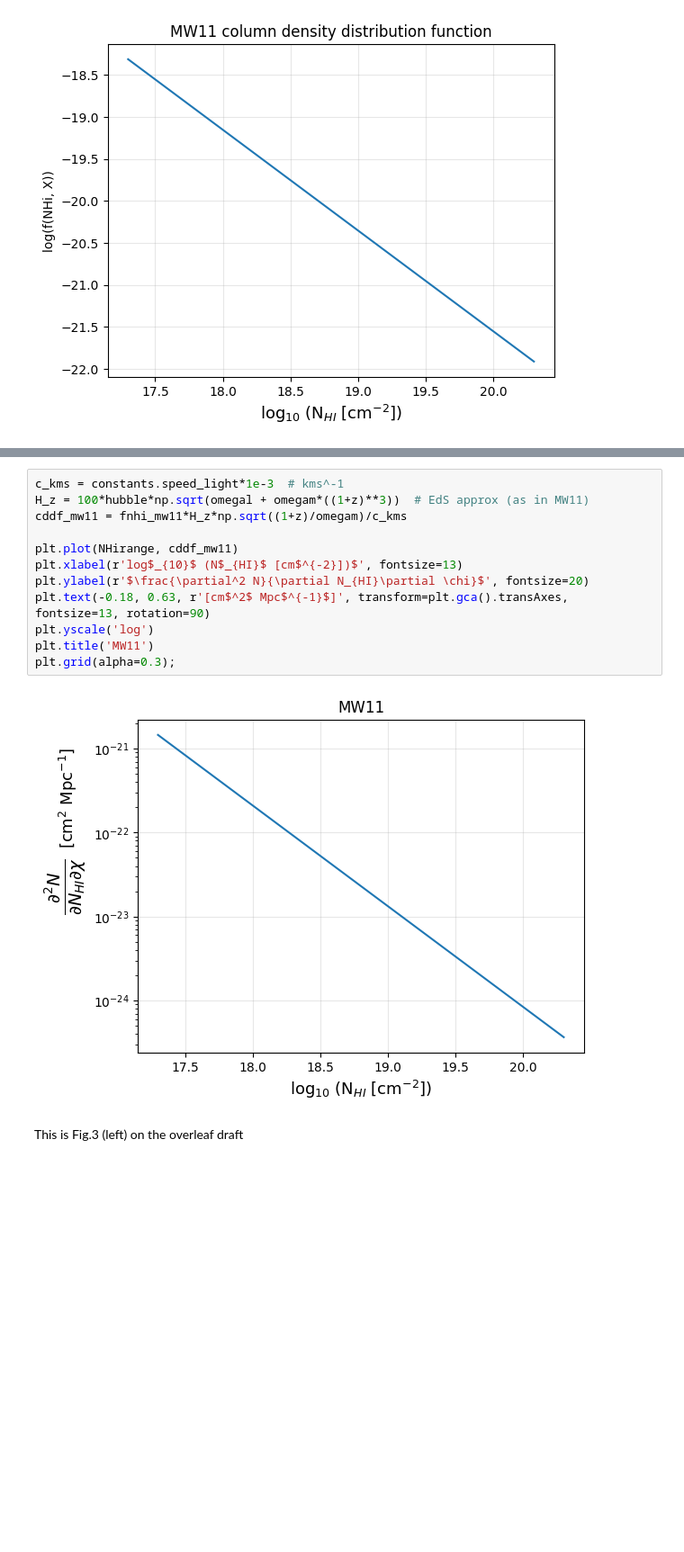
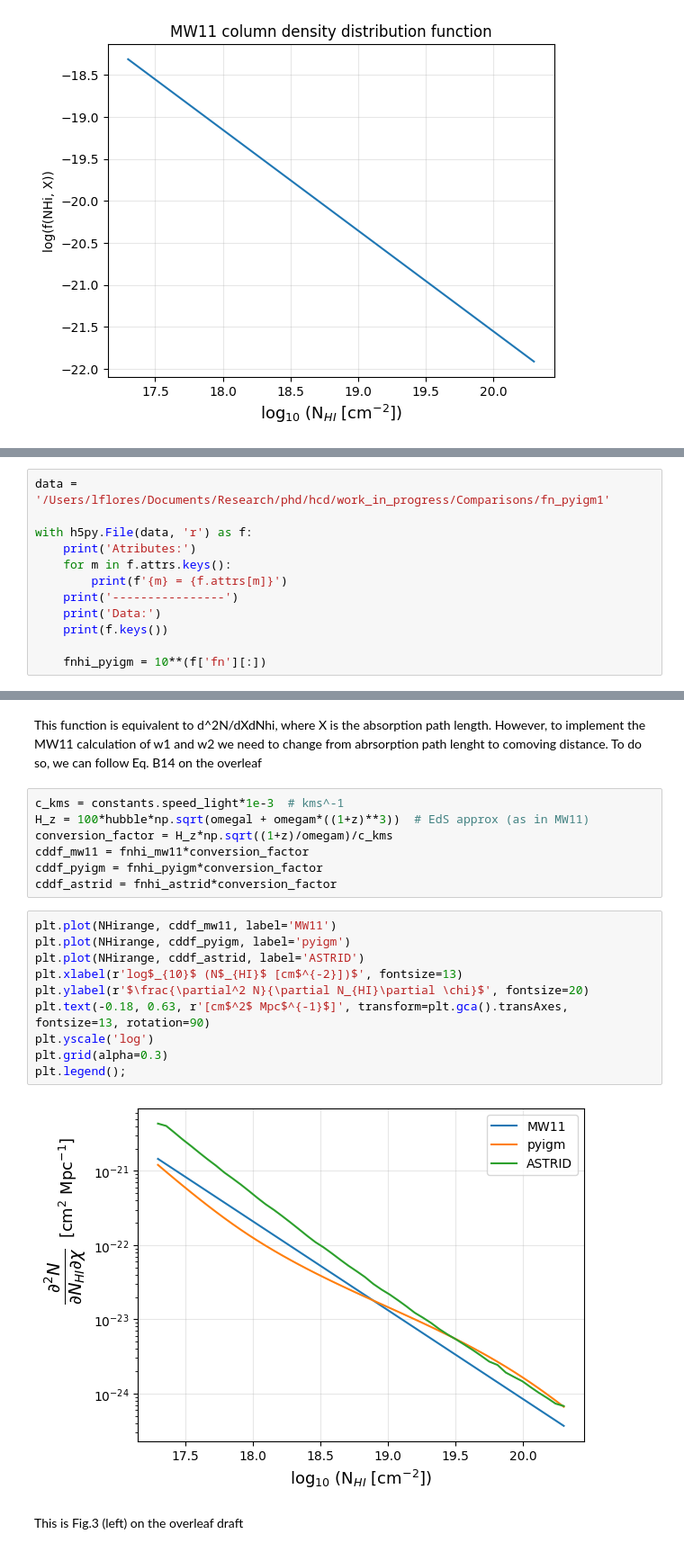
Before and after one commit to andreufont/astrid_hcd, a Jupyter notebook: MW11model/Comparisons/FVoigt=W2.ipynb, the cells around one changed output, grey strips where cells are left out. Shown at 90% size. Cells and saved outputs as stored; diff of their text form; blank space fills up the shorter version.

Commit message:
Reorganized version + more comparisons between sources

```diff
--- a/MW11model/Comparisons/FVoigt=W2.ipynb
+++ b/MW11model/Comparisons/FVoigt=W2.ipynb
@@ -52,0 +53,12 @@ With this f_Nhi we can define the column density distribution function as:
+# %%
+data = '/Users/lflores/Documents/Research/phd/hcd/work_in_progress/Comparisons/fn_pyigm1'
+
+with h5py.File(data, 'r') as f:
+    print('Atributes:')
+    for m in f.attrs.keys():
+        print(f'{m} = {f.attrs[m]}')
+    print('----------------')
+    print('Data:')
+    print(f.keys())
+
+    fnhi_pyigm = 10**(f['fn'][:])
@@ -53,17 +166,24 @@ With this f_Nhi we can define the column density distribution function as:
+# %% [markdown]
+This function is equivalent to d^2N/dXdNhi, where X is the absorption path length. However, to implement the MW11 calculation of w1 and w2 we need to change from abrsorption path lenght to comoving distance. To do so, we can follow Eq. B14 on the overleaf
+# %%
+c_kms = constants.speed_light*1e-3  # kms^-1
+H_z = 100*hubble*np.sqrt(omegal + omegam*((1+z)**3))  # EdS approx (as in MW11)
+conversion_factor = H_z*np.sqrt((1+z)/omegam)/c_kms
+cddf_mw11 = fnhi_mw11*conversion_factor
+cddf_pyigm = fnhi_pyigm*conversion_factor
+cddf_astrid = fnhi_astrid*conversion_factor
 # %%
-c_kms = constants.speed_light*1e-3  # kms^-1
-H_z = 100*hubble*np.sqrt(omegal + omegam*((1+z)**3))  # EdS approx (as in MW11)
-cddf_mw11 = fnhi_mw11*H_z*np.sqrt((1+z)/omegam)/c_kms
-
-plt.plot(NHirange, cddf_mw11)
+plt.plot(NHirange, cddf_mw11, label='MW11')
+plt.plot(NHirange, cddf_pyigm, label='pyigm')
+plt.plot(NHirange, cddf_astrid, label='ASTRID')
 plt.xlabel(r'log$_{10}$ (N$_{HI}$ [cm$^{-2}])$', fontsize=13)
 plt.ylabel(r'$\frac{\partial^2 N}{\partial N_{HI}\partial \chi}$', fontsize=20)
 plt.text(-0.18, 0.63, r'[cm$^2$ Mpc$^{-1}$]', transform=plt.gca().transAxes, fontsize=13, rotation=90)
 plt.yscale('log')
-plt.title('MW11')
-plt.grid(alpha=0.3);
+plt.grid(alpha=0.3)
+plt.legend();
 # %% [output]
-[figure, old version]
+[figure, new version]
 # %% [markdown]
 This is Fig.3 (left) on the overleaf draft
 # %% [markdown]
```
Also changed, not shown: parts of 48 cells of this notebook.
